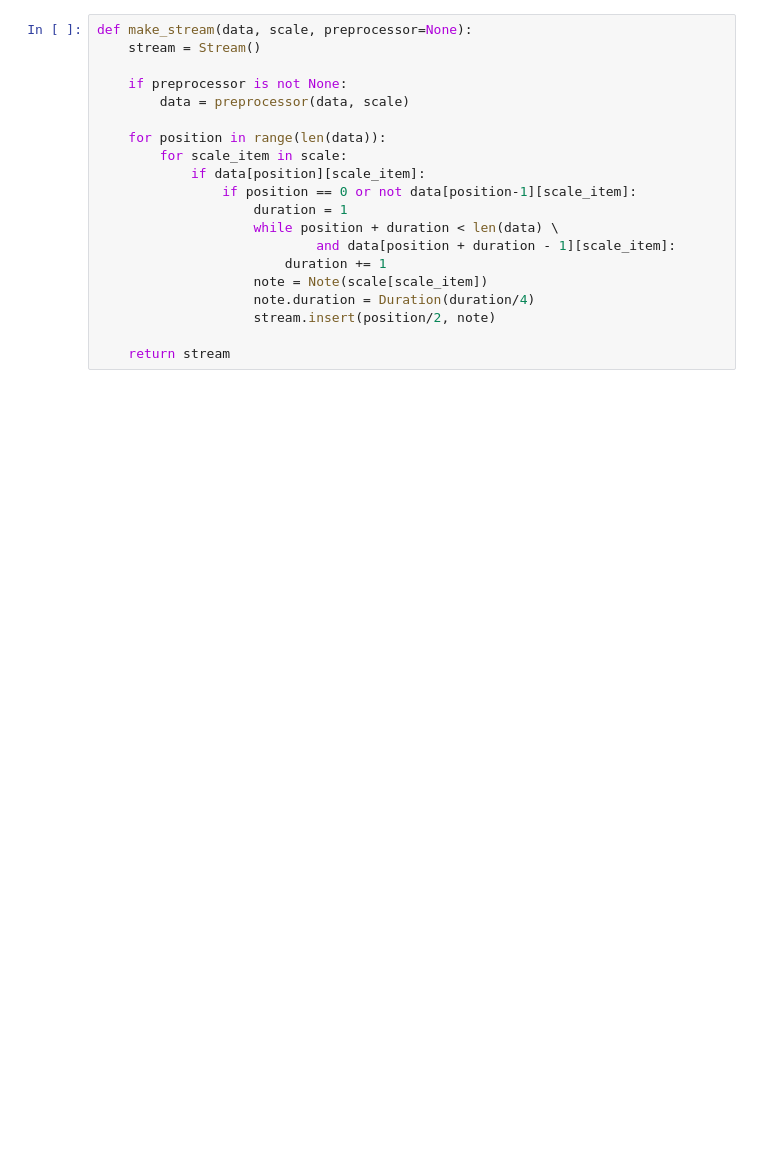
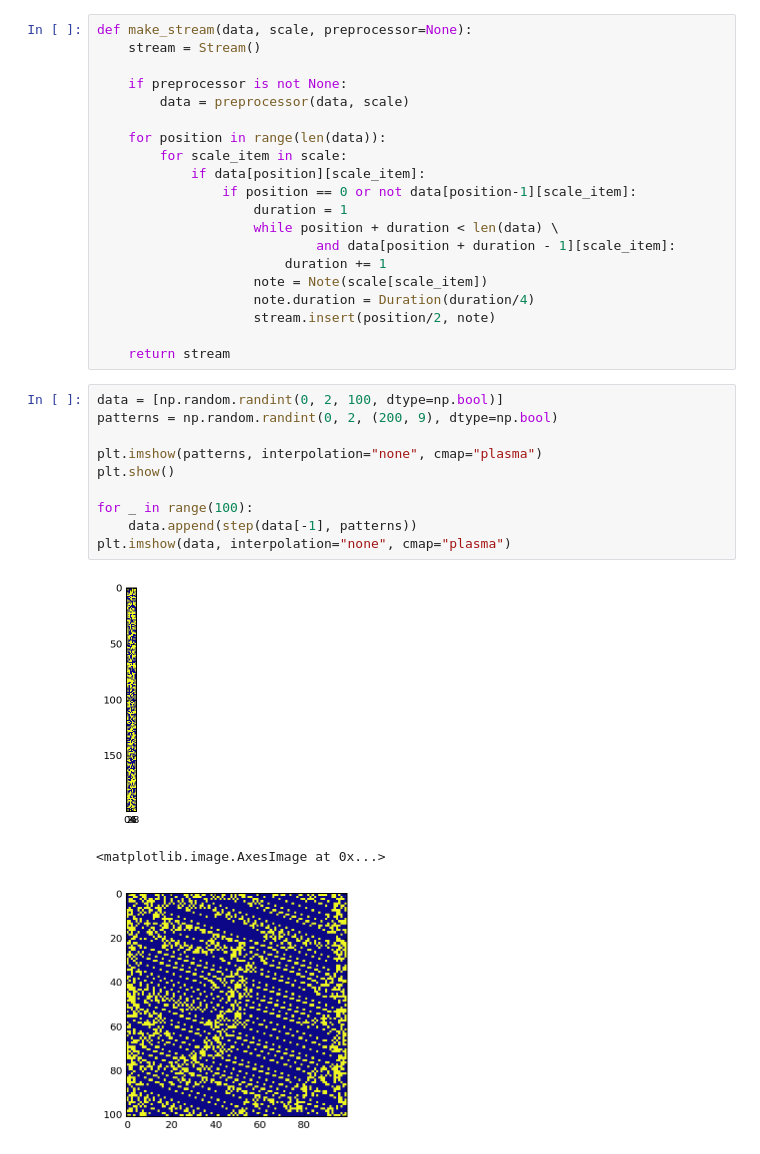
Before and after one commit to Larhard/rand-12, a Jupyter notebook: Cellular automata.ipynb, the cells around one changed output. Drawn from its saved outputs; the diff is of its cells as text; blank space fills up the shorter version.

```diff
--- a/Cellular automata.ipynb
+++ b/Cellular automata.ipynb
@@ -335,6 +327,20 @@ def make_stream(data, scale, preprocessor=None):
                     stream.insert(position/2, note)
 
     return stream
+# %%
+data = [np.random.randint(0, 2, 100, dtype=np.bool)]
+patterns = np.random.randint(0, 2, (200, 9), dtype=np.bool)
+
+plt.imshow(patterns, interpolation="none", cmap="plasma")
+plt.show()
+
+for _ in range(100):
+    data.append(step(data[-1], patterns))
+plt.imshow(data, interpolation="none", cmap="plasma")
+# %% [output]
+[figure, added]
+<matplotlib.image.AxesImage at 0x...>
+[figure, added]
 # %%
 def preprocess_remove_nonscale(data, scale):
     data = np.asarray(data, dtype=np.bool)
```
Also changed, not shown: parts of 13 cells of this notebook.
